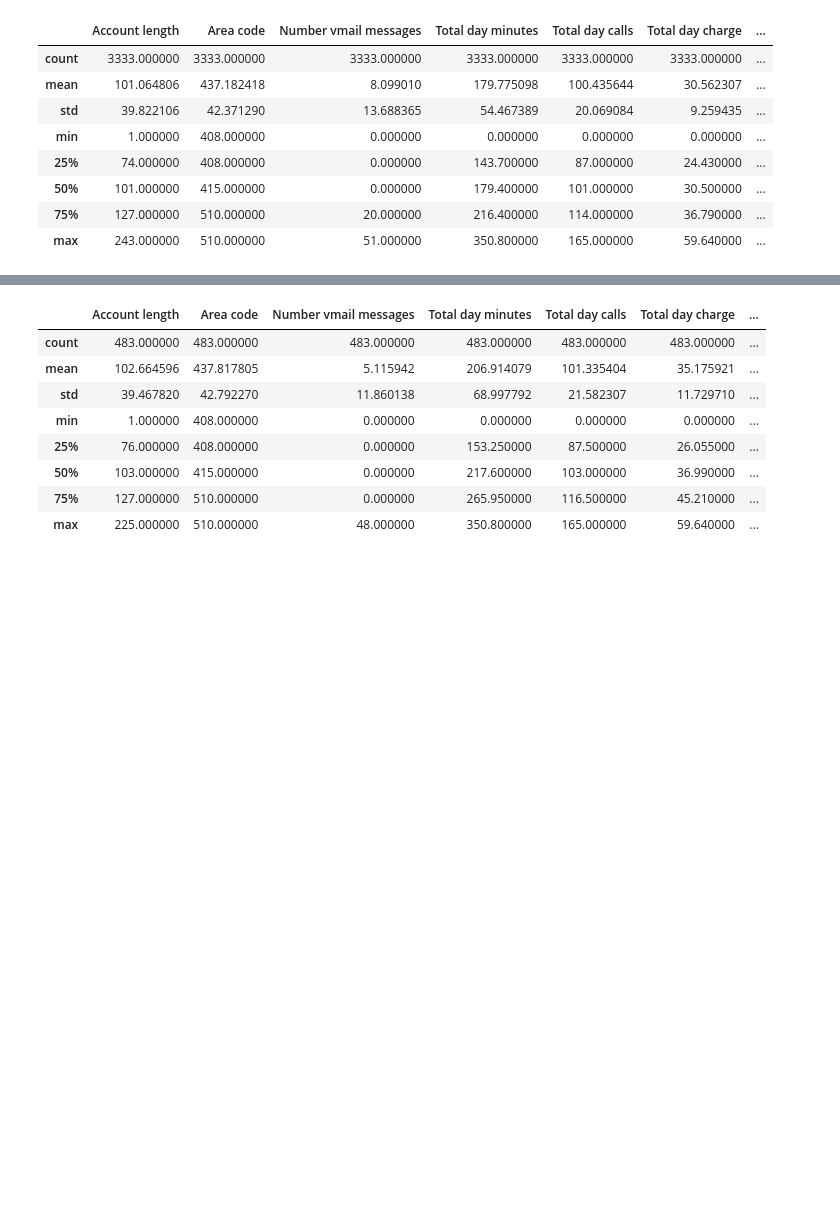
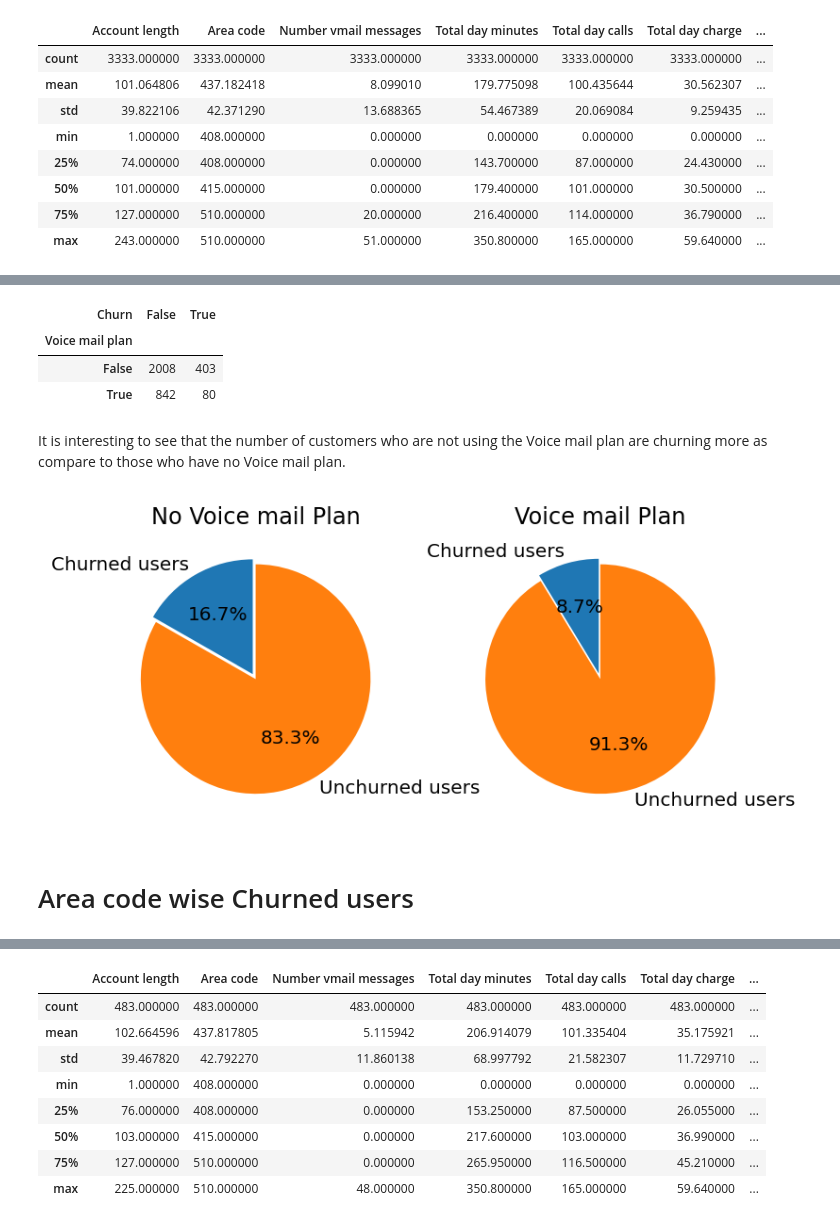
Before and after one commit to ankitbittu/Telecom-Churn-Analysis, a Jupyter notebook: Copy_of_Telecom_Churn_Analysis_Capstone_Project.ipynb, the cells around one changed output, grey strips where cells are left out. Drawn from its saved outputs; the diff is of its cells as text; code cells hidden in the pictures; blank space fills up the shorter version.

```diff
--- a/Copy_of_Telecom_Churn_Analysis_Capstone_Project.ipynb
+++ b/Copy_of_Telecom_Churn_Analysis_Capstone_Project.ipynb
@@ -130,0 +275,37 @@ telecom_df.describe()
+# %%
+pd.crosstab(telecom_df["Voice mail plan"], telecom_df["Churn"])
+# %% [output]
+| Churn | False | True |
+| Voice mail plan |  |  |
+| False | 2008 | 403 |
+| True | 842 | 80 |
+# %% [markdown]
+It is interesting to see that the number of customers who are not using the Voice mail plan are churning more as compare to those who have no Voice mail plan.
+# %%
+voice_churn_rate = telecom_df.groupby(['Voice mail plan'])['Churn'].agg([np.mean]).rename(columns = {'mean':'churn_rate'})
+# %%
+churn_perct_with_no_voice_plan = round((voice_churn_rate.iloc[0,0]*100),3)
+unchurn_perct_with_no_voice_plan = 100 - churn_perct_with_no_voice_plan
+
+churn_perct_with_voice_plan = round((voice_churn_rate.iloc[1,0]*100),3)
+unchurn_perct_with_voice_plan = 100 - churn_perct_with_voice_plan
+
+
+x1 = [churn_perct_with_no_voice_plan, unchurn_perct_with_no_voice_plan]
+x2 = [churn_perct_with_voice_plan, unchurn_perct_with_voice_plan]
+
+labels = ['Churned users', 'Unchurned users']
+explode = [0.05, 0]
+
+fig = plt.figure(figsize=(6,7),dpi=144)
+ax1 = fig.add_subplot(121)
+ax2 = fig.add_subplot(122)
+ax1.pie(x1, labels = labels,explode = explode, autopct='%1.1f%%', startangle=90)
+ax2.pie(x2, labels = labels,explode = explode, autopct='%1.1f%%', startangle=90)
+ax1.set_title('No Voice mail Plan')
+ax2.set_title('Voice mail Plan')
+plt.show()
+# %% [output]
+[figure, added]
+# %% [markdown]
+# Area code wise Churned users
```
Also changed, not shown: parts of 103 cells of this notebook.
